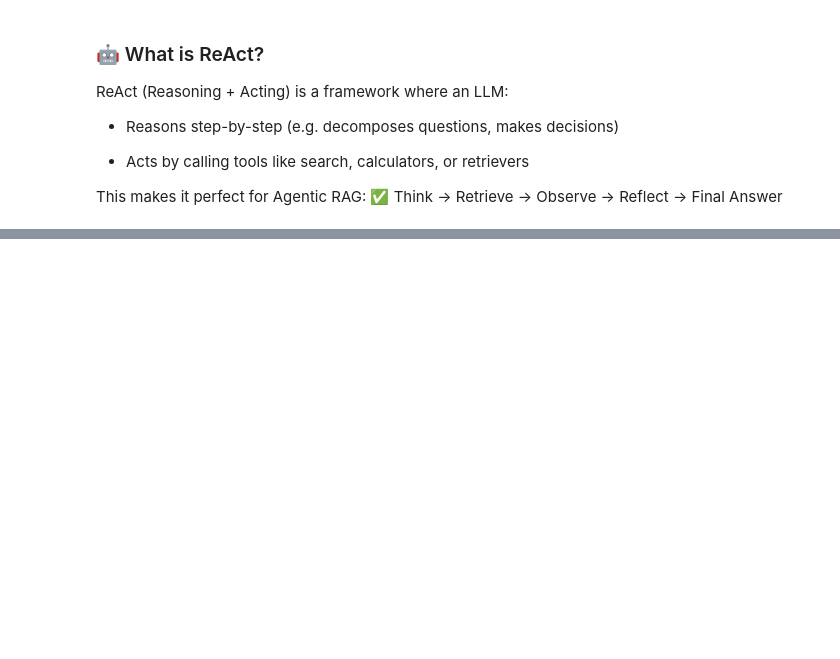
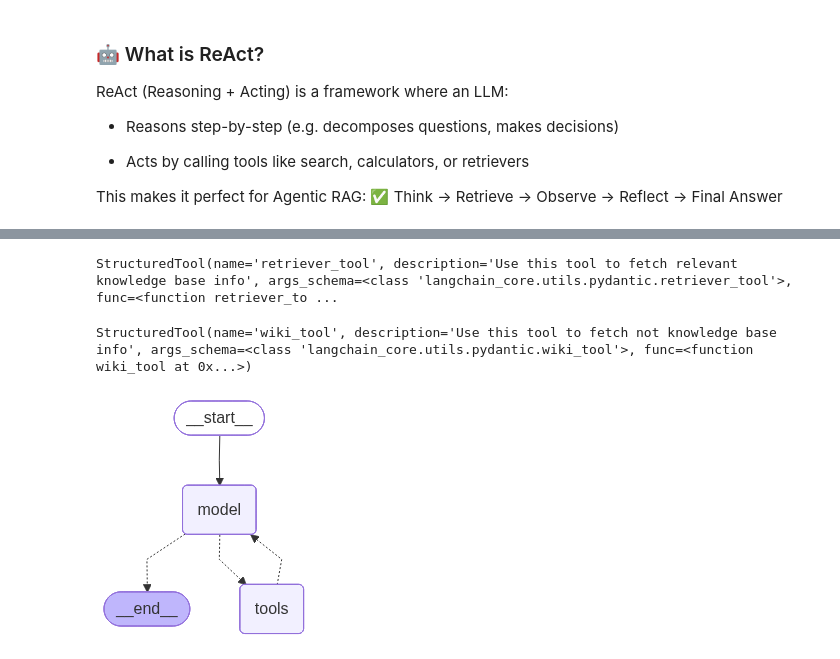
Before and after one commit to SValac/AgenticAIWorkspace, a Jupyter notebook: 4-Agentic-RAG/1-agenticrag.ipynb, the cells around one changed output, grey strips where cells are left out. Saved outputs shown, nothing was run; the diff lists cells and outputs as text; code cells hidden in the pictures; blank space fills up the shorter version.

Commit message:
92. ReAct Agent Architecture Implementation With LangGraph

```diff
--- a/4-Agentic-RAG/1-agenticrag.ipynb
+++ b/4-Agentic-RAG/1-agenticrag.ipynb
@@ -143,0 +164,11 @@ This makes it perfect for Agentic RAG:
+# %%
+# 1 create Retriever Tool
+
+# Load content from blog
+docs = WebBaseLoader("https://lilianweng.github.io/posts/2023-06-23-agent/").load()
+splitter = RecursiveCharacterTextSplitter(chunk_size=500, chunk_overlap=50)
+chunks = splitter.split_documents(docs)
+
+embedding = OpenAIEmbeddings()
+vectorstore = FAISS.from_documents(chunks, embedding=embedding)
+retriever = vectorstore.as_retriever()
@@ -143,0 +182,38 @@ This makes it perfect for Agentic RAG:
+# %%
+@tool
+def retriever_tool(query: str) -> str:
+    """Use this tool to fetch relevant knowledge base info"""
+    print(f"Using RAGRetriever tool")
+    docs = retriever.invoke(query)
+    return "\n".join([doc.page_content for doc in docs])
+# %%
+retriever_tool
+# %% [output]
+StructuredTool(name='retriever_tool', description='Use this tool to fetch relevant knowledge base info', args_schema=<class 'langchain_core.utils.pydantic.retriever_tool'>, func=<function retriever_to ...
+# %%
+# Wikipedia tool
+@tool
+def  wiki_tool():
+    """Use this tool to fetch not knowledge base info"""
+    return WikipediaQueryRun(api_wrapper=WikipediaAPIWrapper())
+# %%
+wiki_tool
+# %% [output]
+StructuredTool(name='wiki_tool', description='Use this tool to fetch not knowledge base info', args_schema=<class 'langchain_core.utils.pydantic.wiki_tool'>, func=<function wiki_tool at 0x...>)
+# %%
+os.environ["OPENAI_API_KEY"] = os.getenv("OPENAI_API_KEY")
+llm = init_chat_model("gpt-5.4-nano")
+# %%
+# 2 Define de agent node
+
+tools = [retriever_tool, wiki_tool]
+
+## Create the native langgraph reac agent
+react_node = create_agent(
+    model=llm,
+    tools=tools,
+    # system_prompt="You are a helpful assistant",
+)
+react_node
+# %% [output]
+[figure, added]
```
Also changed, not shown: parts of 5 cells of this notebook.
